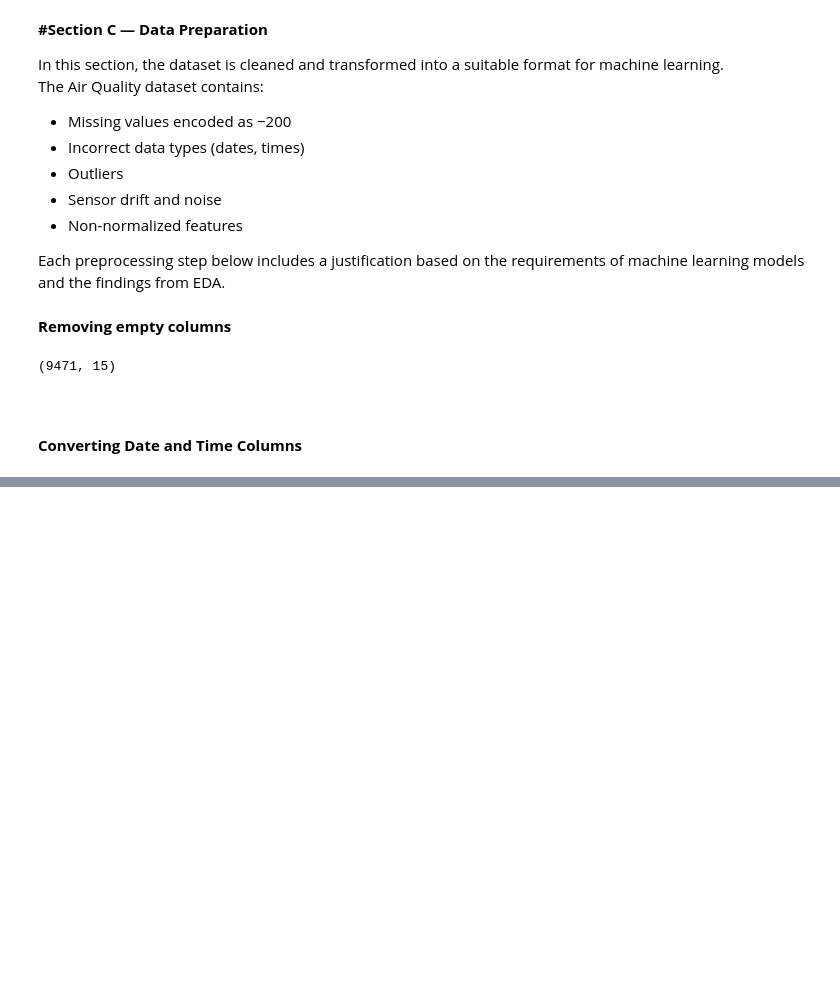
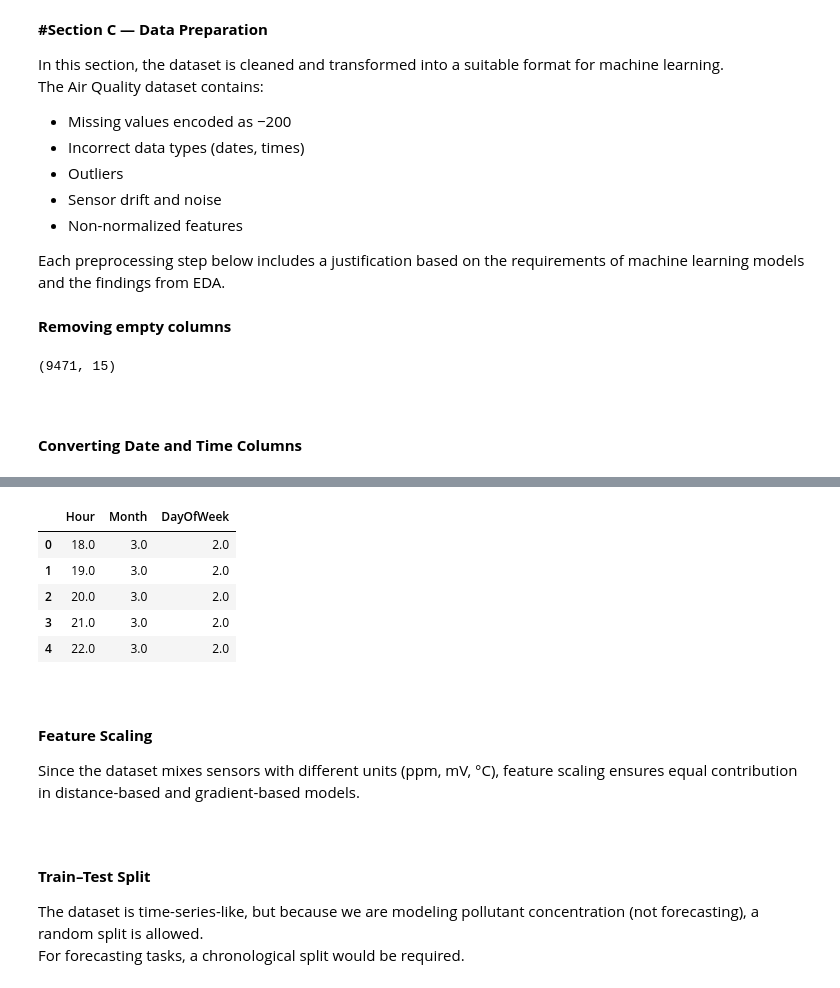
Before and after one commit to Sayid03/air-polution-ml, a Jupyter notebook: solution.ipynb, the cells around one changed output, grey strips where cells are left out. Cells and saved outputs as stored; diff of their text form; code cells hidden in the pictures; blank space fills up the shorter version.

```diff
--- a/solution.ipynb
+++ b/solution.ipynb
@@ -278,0 +296,6 @@ df[['Datetime']].head()
+# %%
+import numpy as np
+
+df = df.replace(-200, np.nan)
+
+df.isna().sum()
@@ -278,0 +326,8 @@ df[['Datetime']].head()
+# %%
+# Select numeric columns
+num_cols = df.select_dtypes(include=['float64', 'int64']).columns
+
+# Median impute
+df[num_cols] = df[num_cols].fillna(df[num_cols].median())
+
+df.isna().sum()
@@ -278,0 +357,11 @@ df[['Datetime']].head()
+# %%
+def cap_outliers(series):
+    Q1 = series.quantile(0.25)
+    Q3 = series.quantile(0.75)
+    IQR = Q3 - Q1
+    lower = Q1 - 1.5 * IQR
+    upper = Q3 + 1.5 * IQR
+    return np.clip(series, lower, upper)
+
+for col in num_cols:
+    df[col] = cap_outliers(df[col])
@@ -278,0 +380,19 @@ df[['Datetime']].head()
+# %%
+df['Hour'] = df['Datetime'].dt.hour
+df['Month'] = df['Datetime'].dt.month
+df['DayOfWeek'] = df['Datetime'].dt.dayofweek
+
+df[['Hour', 'Month', 'DayOfWeek']].head()
+# %% [output]
+|  | Hour | Month | DayOfWeek |
+| 0 | 18.0 | 3.0 | 2.0 |
+| 1 | 19.0 | 3.0 | 2.0 |
+| 2 | 20.0 | 3.0 | 2.0 |
+| 3 | 21.0 | 3.0 | 2.0 |
+| 4 | 22.0 | 3.0 | 2.0 |
+# %% [markdown]
+<br>
+# %% [markdown]
+**Feature Scaling**
+
+Since the dataset mixes sensors with different units (ppm, mV, °C), feature scaling ensures equal contribution in distance-based and gradient-based models.
@@ -278,0 +406,7 @@ df[['Datetime']].head()
+# %% [markdown]
+<br>
+# %% [markdown]
+**Train–Test Split**
+
+The dataset is time-series-like, but because we are modeling pollutant concentration (not forecasting), a random split is allowed.<br>
+For forecasting tasks, a chronological split would be required.
```
Also changed, not shown: parts of 16 cells of this notebook.
